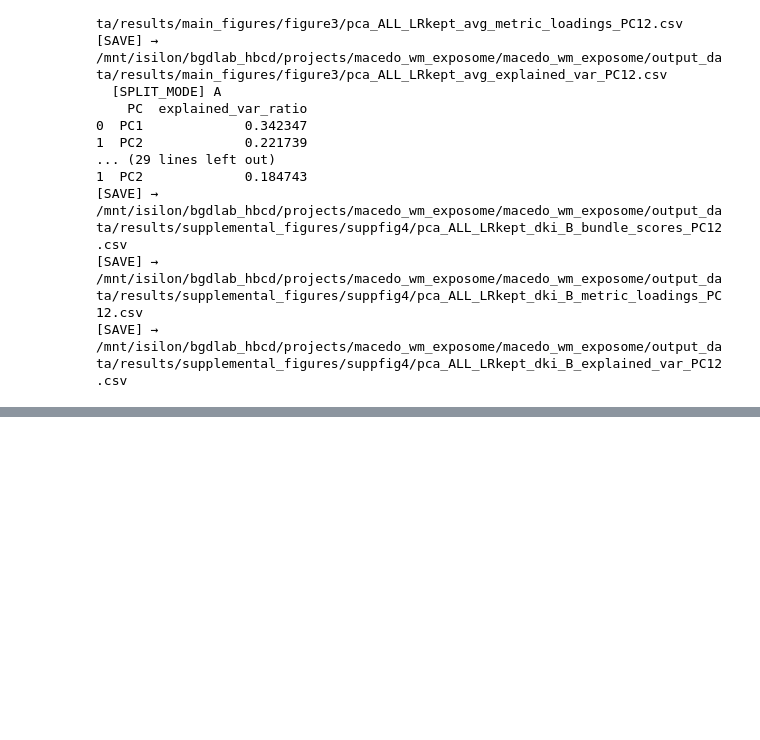
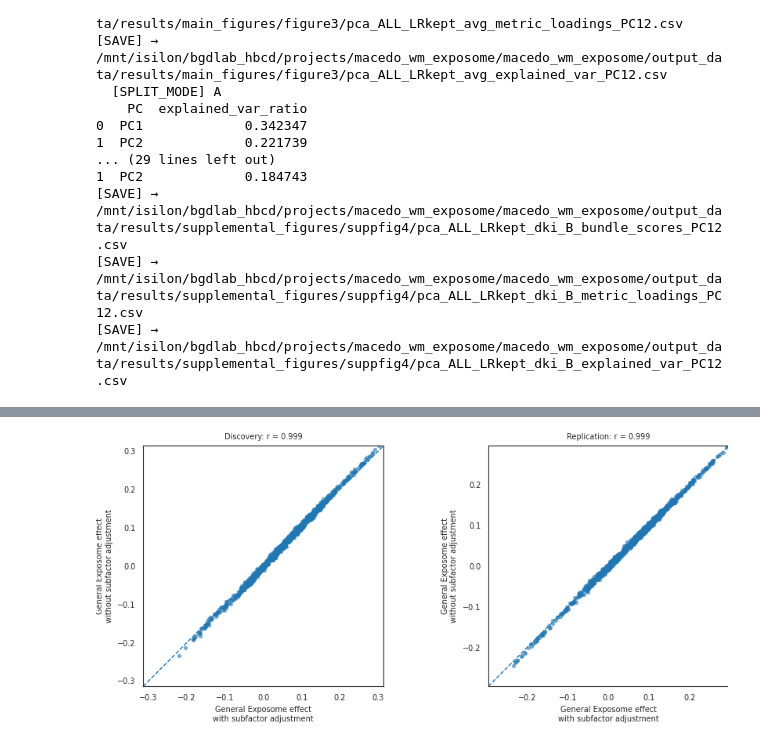
Before and after one commit to PennLINC/macedo_wm_exposome, a Jupyter notebook: code/Figure_2_Mass_Univariate_reviewer_revision.ipynb, the cells around one changed output, grey strips where cells are left out. Cells and saved outputs as stored; diff of their text form; code cells hidden in the pictures; blank space fills up the shorter version.

```diff
--- a/code/Figure_2_Mass_Univariate_reviewer_revision.ipynb
+++ b/code/Figure_2_Mass_Univariate_reviewer_revision.ipynb
@@ -941,0 +1173,38 @@ for scenario_name, scenario_etiv in scenarios:
+# %%
+fig, axes = plt.subplots(1, 2, figsize=(9, 4))
+
+for ax, comparison, label in [
+    (axes[0], comparison_A, "Discovery"),
+    (axes[1], comparison_B, "Replication"),
+]:
+
+    x = comparison["partial_r_with"].values
+    y = comparison["partial_r_without"].values
+
+    ax.scatter(x, y, s=8, alpha=0.5)
+
+    lim = np.nanmax(np.abs(np.concatenate([x, y])))
+    ax.plot([-lim, lim], [-lim, lim], "--", linewidth=1)
+
+    r = np.corrcoef(x, y)[0, 1]
+
+    ax.set_xlim(-lim, lim)
+    ax.set_ylim(-lim, lim)
+    ax.set_aspect("equal", adjustable="box")
+
+    ax.set_xlabel("General Exposome effect\nwith subfactor adjustment")
+    ax.set_ylabel("General Exposome effect\nwithout subfactor adjustment")
+    ax.set_title(f"{label}: r = {r:.3f}")
+
+fig.tight_layout()
+
+fig.savefig(
+    REVIEWER_SUBFACTOR_DIR
+    / "General_SES_with_vs_without_subfactors_scatter.png",
+    dpi=300,
+    bbox_inches="tight",
+)
+
+plt.show()
+# %% [output]
+[figure, added]
```
Also changed, not shown: parts of 4 cells of this notebook.
